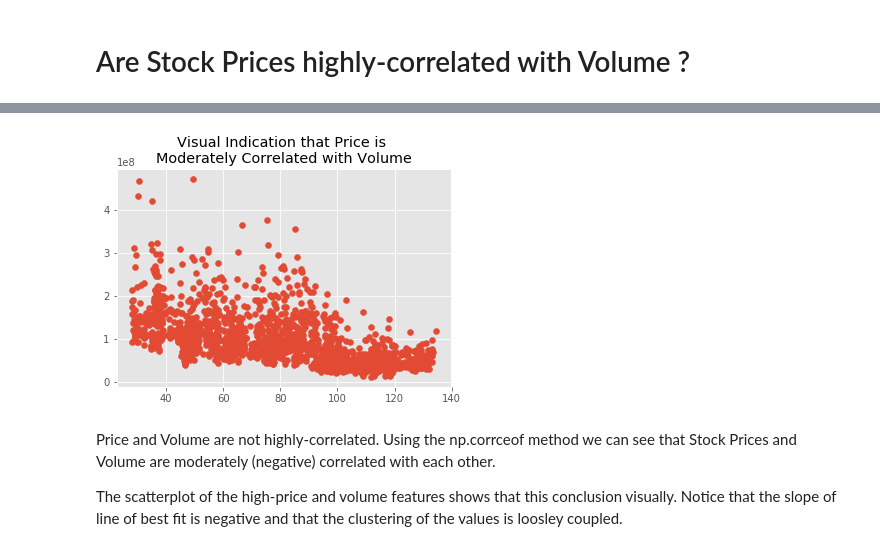
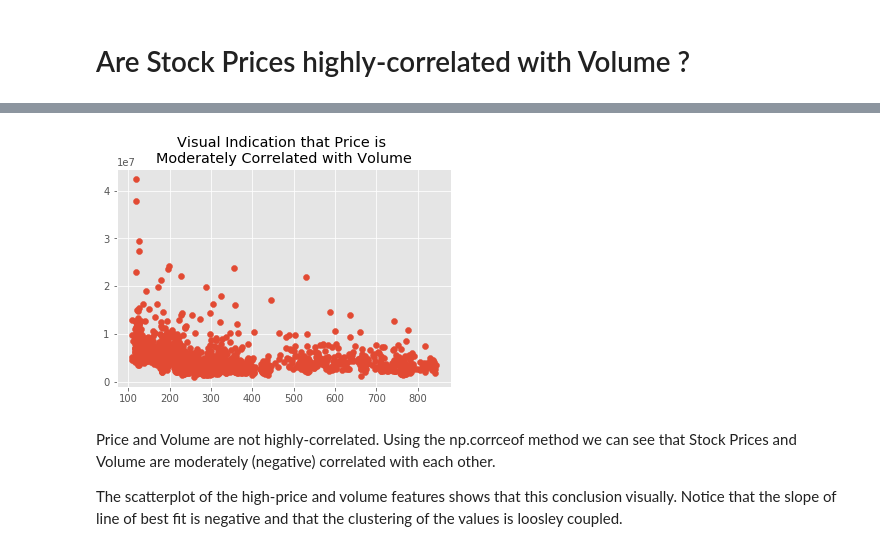
Before and after one commit to plj91682/Thinkful_Assignments, a Jupyter notebook: Thinkful_Assignment_Capstone.ipynb, the cells around one changed output, grey strips where cells are left out. Cells and saved outputs as stored; diff of their text form; code cells hidden in the pictures.

```diff
--- a/Thinkful_Assignment_Capstone.ipynb
+++ b/Thinkful_Assignment_Capstone.ipynb
@@ -63,0 +41,3 @@ maximum:  134.53999299999998
+# %%
+stock_df = stocks_df[stocks_df['symbol'] == 'AMZN']
+stock_df['close'].describe()
@@ -99,10 +93,10 @@ pearsonr(apple_df['high'], apple_df['volume'])
 # %%
 matplotlib.style.use('ggplot')
-plt.scatter(apple_df['high'], apple_df['volume'])
+plt.scatter(stock_df['close'], stock_df['volume'])
 plt.title('Visual Indication that Price is \nModerately Correlated with Volume')
 plt.show()
 # %% [output]
-[figure, old version]
+[figure, new version]
 # %% [markdown]
 Price and Volume are not highly-correlated.  Using the np.corrceof method we can see that Stock Prices and Volume are moderately (negative) correlated with each other.
 
```
Also changed, not shown: parts of 24 cells of this notebook.
